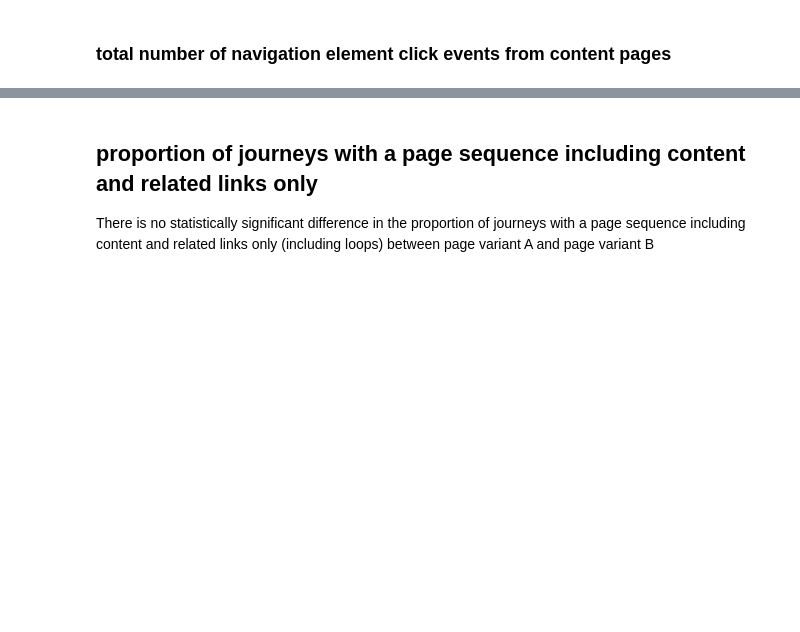
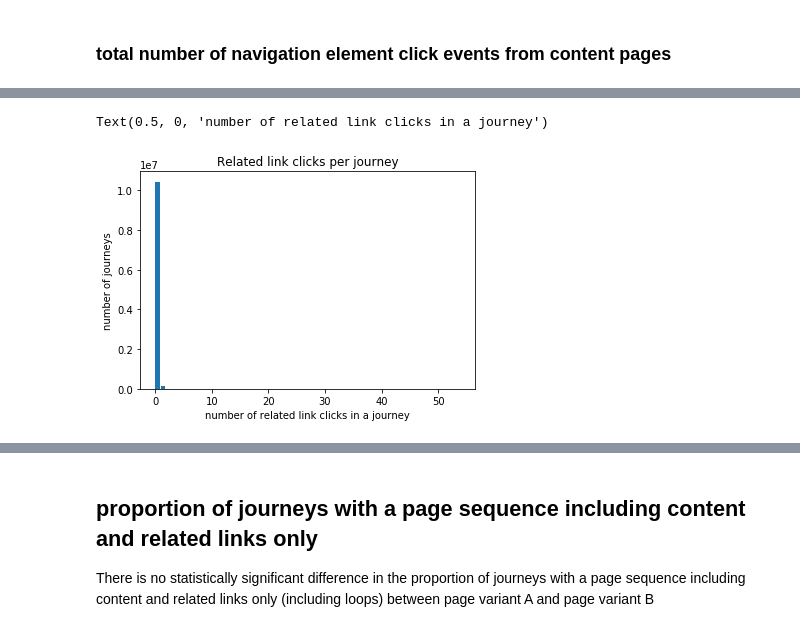
Before and after one commit to alphagov/govuk-network-data, a Jupyter notebook: notebooks/eda/generating_ab_test_data.ipynb, the cells around one changed output, grey strips where cells are left out. Drawn from its saved outputs; the diff is of its cells as text; code cells hidden in the pictures; blank space fills up the shorter version.

Commit message:
some plots about how many related clicks journeys tend to have

```diff
--- a/notebooks/eda/generating_ab_test_data.ipynb
+++ b/notebooks/eda/generating_ab_test_data.ipynb
@@ -38,0 +44,6 @@ df.shape
+# %%
+def device_count(x, device):
+    return sum([value for item, value in x if item == device])
+df["TabletCount"] = df['DeviceCategories'].apply(
+    ast.literal_eval).map(lambda x: device_count(x, "tablet"))
+df["Occurrences"] = df["Occurrences"] - df["TabletCount"]
@@ -241,0 +262,4 @@ more events to look into:
+# %%
+group_by_rl_clicks_df = df.groupby(by='Related Links Clicks per seq').sum()
+# %%
+group_by_rl_clicks_df = group_by_rl_clicks_df.reset_index()
@@ -241,0 +285,11 @@ more events to look into:
+# %%
+plt.bar(
+    group_by_rl_clicks_df['Related Links Clicks per seq'],
+    group_by_rl_clicks_df['Occurrences'],
+    align='edge')
+plt.title('Related link clicks per journey')
+plt.ylabel('number of journeys')
+plt.xlabel('number of related link clicks in a journey')
+# %% [output]
+Text(0.5, 0, 'number of related link clicks in a journey')
+[figure, added]
```
Also changed, not shown: parts of 19 cells of this notebook.
